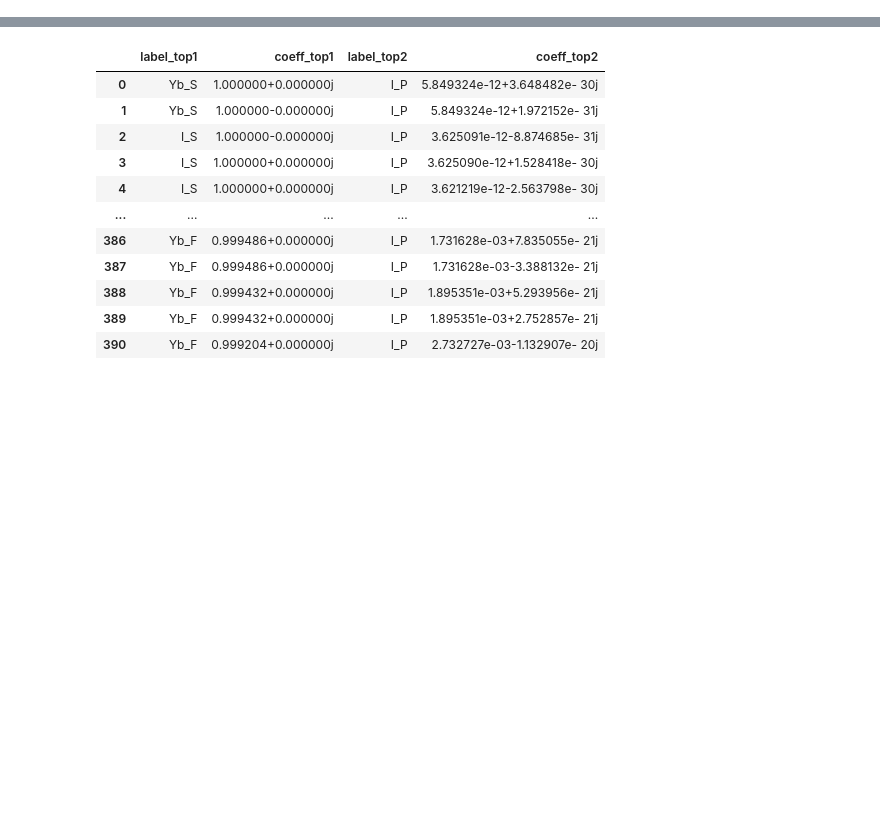
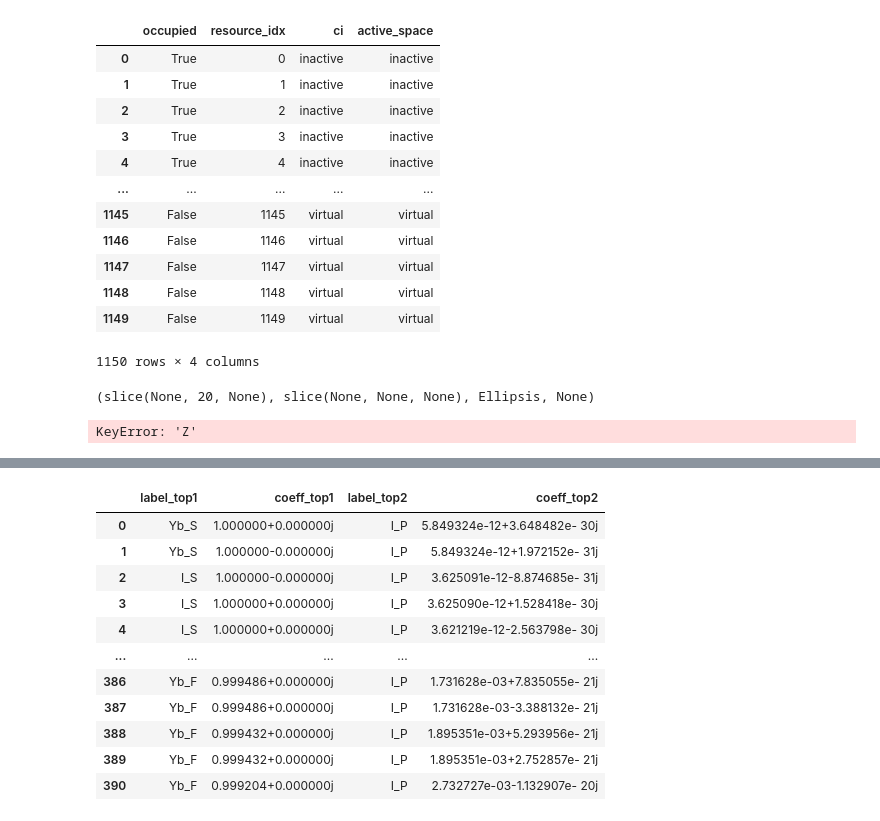
Before and after one commit to kshumilov/mctools, a Jupyter notebook: example.ipynb, the cells around one changed output, grey strips where cells are left out. Cells and saved outputs as stored; diff of their text form; code cells hidden in the pictures; blank space fills up the shorter version.

```diff
--- a/example.ipynb
+++ b/example.ipynb
@@ -4,11 +4,23 @@ import pathlib
 import numpy as np
 import pandas as pd
 
-from rich import print, inspect
+import matplotlib.pyplot as plt
+
+from rich.jupyter import print
 
 data_dir = pathlib.Path('tests').resolve()
-calc_dir = data_dir / 'data'
-log = calc_dir / 'rasci_1r1h36o_2r13e14o_3r1p6o.casscf_13e14o_ref.ano-yb_r1-i_r0.ybi6_1.gdv_j14p.16262576.log'
+calc_dir = data_dir / 'data' / 'gaussian' / 'kedge'
+calc_name = 'integrals.gb3lyp_ref.tzvppall.noisy_oh.ce3p'
+calc_files = list(calc_dir.glob(f'{calc_name}.*'))
+
+log = calc_dir / f'{calc_name}.log'
 fchk = log.with_suffix('.fchk')
+basis_file = calc_dir / 'x2c-tzvpall-2c.nw'
 
 archive = log.with_suffix('.h5')
+
+opts = dict(suppress=True, formatter={'float_kind': lambda v: f'{v:-9.2e}' if np.abs(v) >= 1e-6 else ' 0.'.ljust(9)}, linewidth=200, edgeitems=5)
+
+# np.set_printoptions(suppress=True, formatter={'float_kind': lambda v: f'{v:-9.2e}' if v >= 1e-6 else ' 0.'.ljust(9)}, linewidth=200, edgeitems=5)
+# np.set_printoptions(precision=4)
+# np.set_printoptions()
@@ -38,0 +622,25 @@ inspect(mo.ao_basis)
+# %%
+labeler = LabelByPartition(by=['element', 'L'], top=3)
+dfl = labeler(mo)
+# %%
+df = pd.concat([mo.df, dfl], axis=1, keys=['default', 'partorb'])
+# %%
+df.xs('default', level=0, axis=1)
+# %% [output]
+|  | occupied | resource_idx | ci | active_space |
+| 0 | True | 0 | inactive | inactive |
+| 1 | True | 1 | inactive | inactive |
+| 2 | True | 2 | inactive | inactive |
+| 3 | True | 3 | inactive | inactive |
+| 4 | True | 4 | inactive | inactive |
+| ... | ... | ... | ... | ... |
+| 1145 | False | 1145 | virtual | virtual |
+| 1146 | False | 1146 | virtual | virtual |
+| 1147 | False | 1147 | virtual | virtual |
+| 1148 | False | 1148 | virtual | virtual |
+| 1149 | False | 1149 | virtual | virtual |
+1150 rows × 4 columns
+# %%
+np.index_exp[:20, :, ..., np.newaxis]
+# %% [output]
+(slice(None, 20, None), slice(None, None, None), Ellipsis, None)
@@ -38,0 +657,5 @@ inspect(mo.ao_basis)
+# %%
+partorb = mo.get_partition(['element', 'L'])
+pop = mo.get_population([''])
+# %% [output]
+KeyError: 'Z'
```
Also changed, not shown: parts of 62 cells of this notebook, 4 other files.
